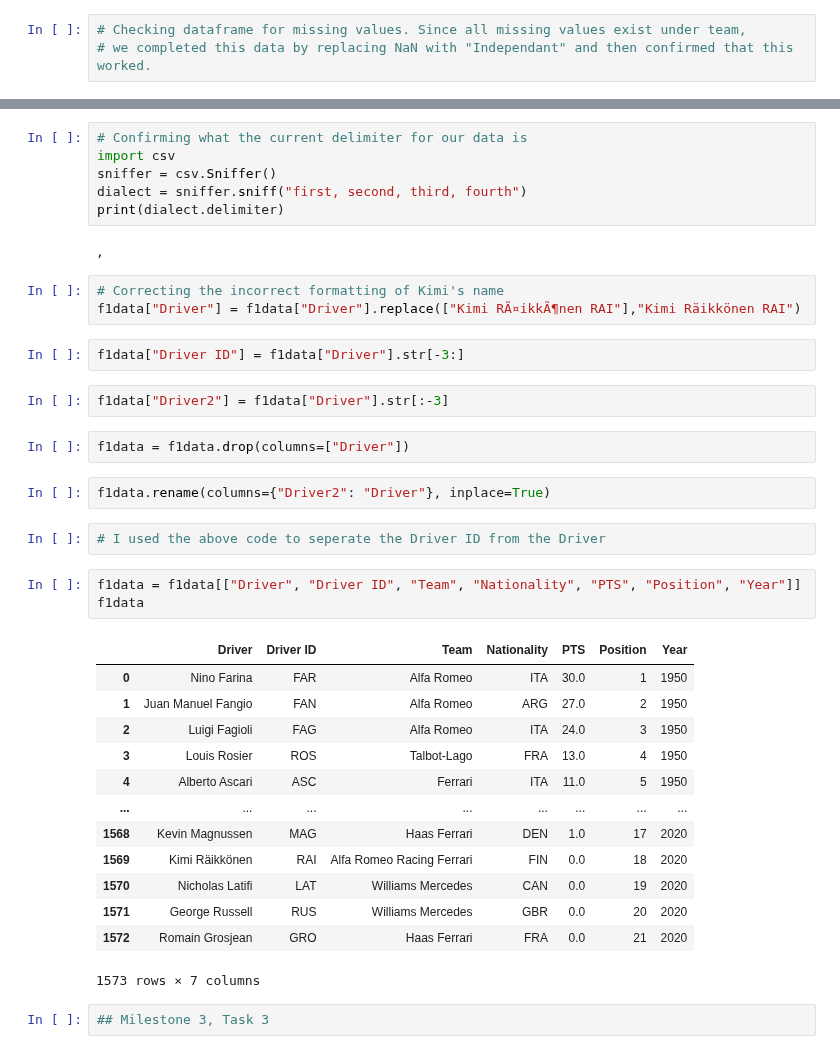
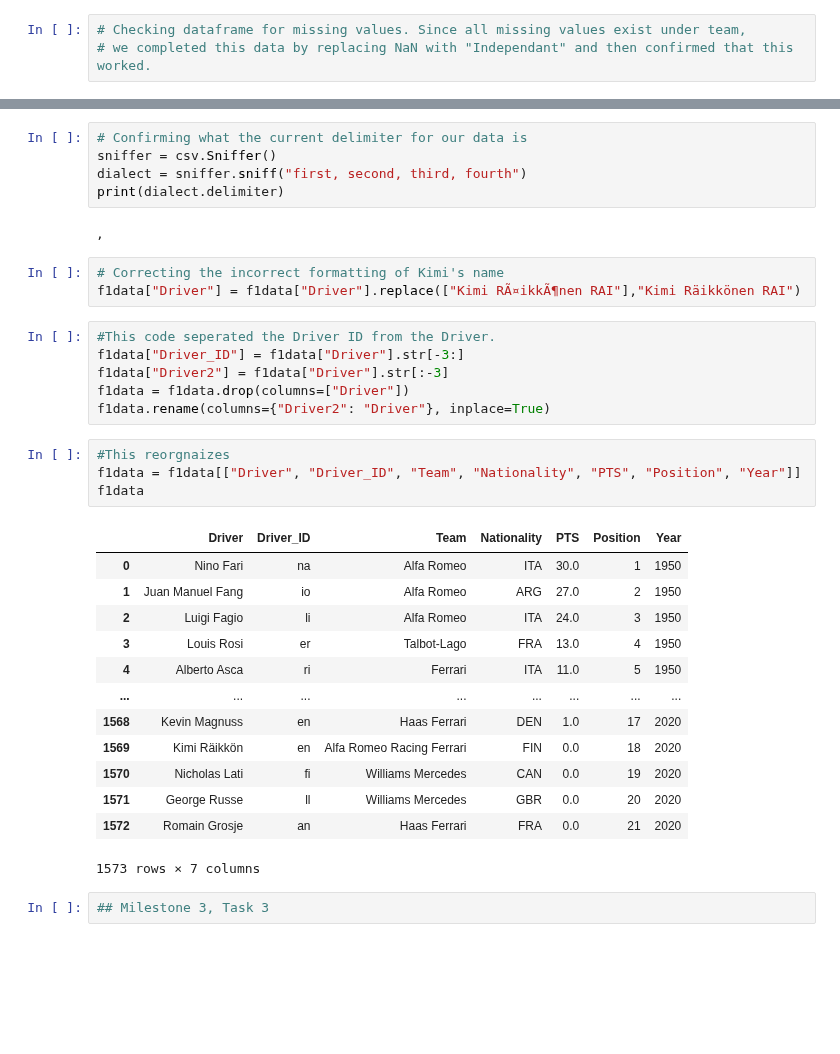
Before and after one commit to data301-2021-winter1/project-group12, a Jupyter notebook: notebooks/JordanK.ipynb, the cells around one changed output, grey strips where cells are left out. Drawn from its saved outputs; the diff is of its cells as text; blank space fills up the shorter version.

```diff
--- a/notebooks/JordanK.ipynb
+++ b/notebooks/JordanK.ipynb
@@ -138,6 +136,5 @@ There are no duplicates
 # %%
 # Confirming what the current delimiter for our data is
-import csv
 sniffer = csv.Sniffer()
 dialect = sniffer.sniff("first, second, third, fourth")
 print(dialect.delimiter)
@@ -146,32 +143,29 @@ print(dialect.delimiter)
 # %%
 # Correcting the incorrect formatting of Kimi's name
 f1data["Driver"] = f1data["Driver"].replace(["Kimi RÃ¤ikkÃ¶nen RAI"],"Kimi Räikkönen RAI")
-# %%
-f1data["Driver ID"] = f1data["Driver"].str[-3:]
-# %%
-f1data["Driver2"] = f1data["Driver"].str[:-3]
-# %%
-f1data = f1data.drop(columns=["Driver"])
-# %%
-f1data.rename(columns={"Driver2": "Driver"}, inplace=True)
-# %%
-# I used the above code to seperate the Driver ID from the Driver
+# %%
+#This code seperated the Driver ID from the Driver.
+f1data["Driver_ID"] = f1data["Driver"].str[-3:]
+f1data["Driver2"] = f1data["Driver"].str[:-3]
+f1data = f1data.drop(columns=["Driver"])
+f1data.rename(columns={"Driver2": "Driver"}, inplace=True)
 # %%
-f1data = f1data[["Driver", "Driver ID", "Team", "Nationality", "PTS", "Position", "Year"]]
+#This reorgnaizes
+f1data = f1data[["Driver", "Driver_ID", "Team", "Nationality", "PTS", "Position", "Year"]]
 f1data
 # %% [output]
-|  | Driver | Driver ID | Team | Nationality | PTS | Position | Year |
-| 0 | Nino Farina | FAR | Alfa Romeo | ITA | 30.0 | 1 | 1950 |
-| 1 | Juan Manuel Fangio | FAN | Alfa Romeo | ARG | 27.0 | 2 | 1950 |
-| 2 | Luigi Fagioli | FAG | Alfa Romeo | ITA | 24.0 | 3 | 1950 |
-| 3 | Louis Rosier | ROS | Talbot-Lago | FRA | 13.0 | 4 | 1950 |
-| 4 | Alberto Ascari | ASC | Ferrari | ITA | 11.0 | 5 | 1950 |
+|  | Driver | Driver_ID | Team | Nationality | PTS | Position | Year |
+| 0 | Nino Fari | na | Alfa Romeo | ITA | 30.0 | 1 | 1950 |
+| 1 | Juan Manuel Fang | io | Alfa Romeo | ARG | 27.0 | 2 | 1950 |
+| 2 | Luigi Fagio | li | Alfa Romeo | ITA | 24.0 | 3 | 1950 |
+| 3 | Louis Rosi | er | Talbot-Lago | FRA | 13.0 | 4 | 1950 |
+| 4 | Alberto Asca | ri | Ferrari | ITA | 11.0 | 5 | 1950 |
 | ... | ... | ... | ... | ... | ... | ... | ... |
-| 1568 | Kevin Magnussen | MAG | Haas Ferrari | DEN | 1.0 | 17 | 2020 |
-| 1569 | Kimi Räikkönen | RAI | Alfa Romeo Racing Ferrari | FIN | 0.0 | 18 | 2020 |
-| 1570 | Nicholas Latifi | LAT | Williams Mercedes | CAN | 0.0 | 19 | 2020 |
-| 1571 | George Russell | RUS | Williams Mercedes | GBR | 0.0 | 20 | 2020 |
-| 1572 | Romain Grosjean | GRO | Haas Ferrari | FRA | 0.0 | 21 | 2020 |
+| 1568 | Kevin Magnuss | en | Haas Ferrari | DEN | 1.0 | 17 | 2020 |
+| 1569 | Kimi Räikkön | en | Alfa Romeo Racing Ferrari | FIN | 0.0 | 18 | 2020 |
+| 1570 | Nicholas Lati | fi | Williams Mercedes | CAN | 0.0 | 19 | 2020 |
+| 1571 | George Russe | ll | Williams Mercedes | GBR | 0.0 | 20 | 2020 |
+| 1572 | Romain Grosje | an | Haas Ferrari | FRA | 0.0 | 21 | 2020 |
 1573 rows × 7 columns
 # %%
 ## Milestone 3, Task 3
```
Also changed, not shown: parts of 5 cells of this notebook, 1 other file.
